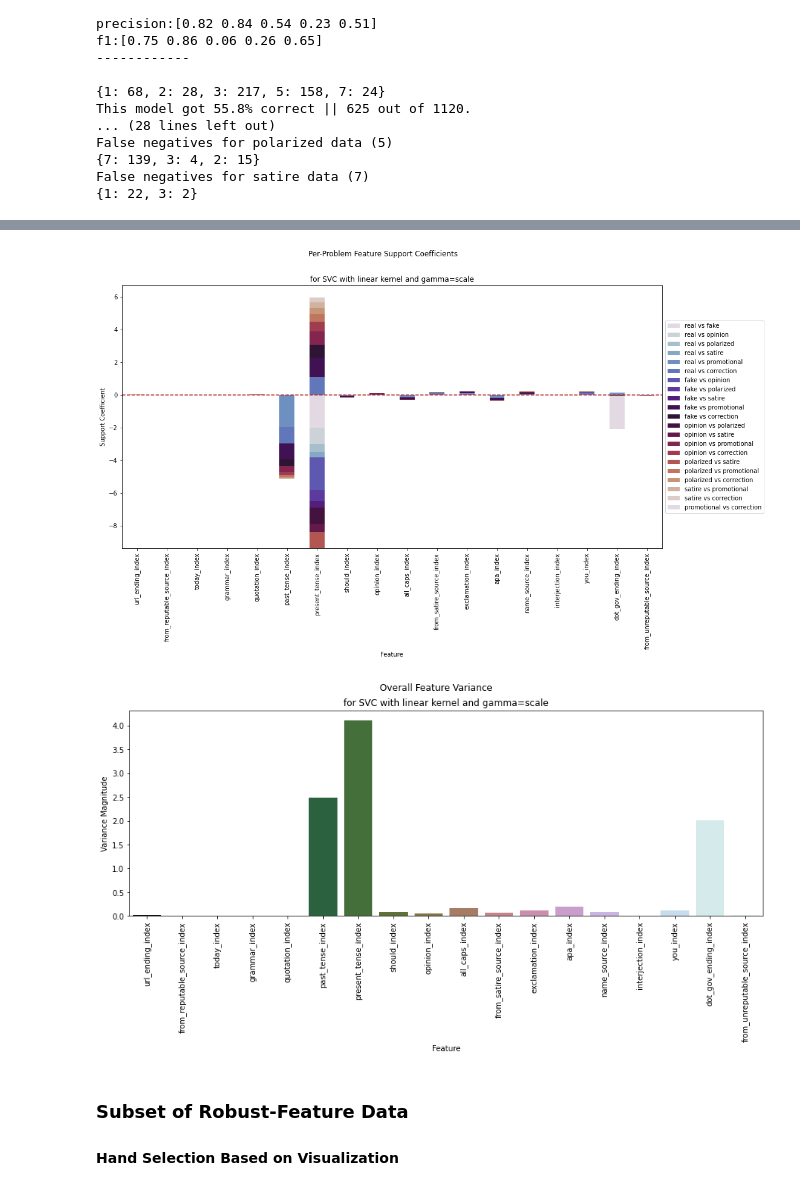
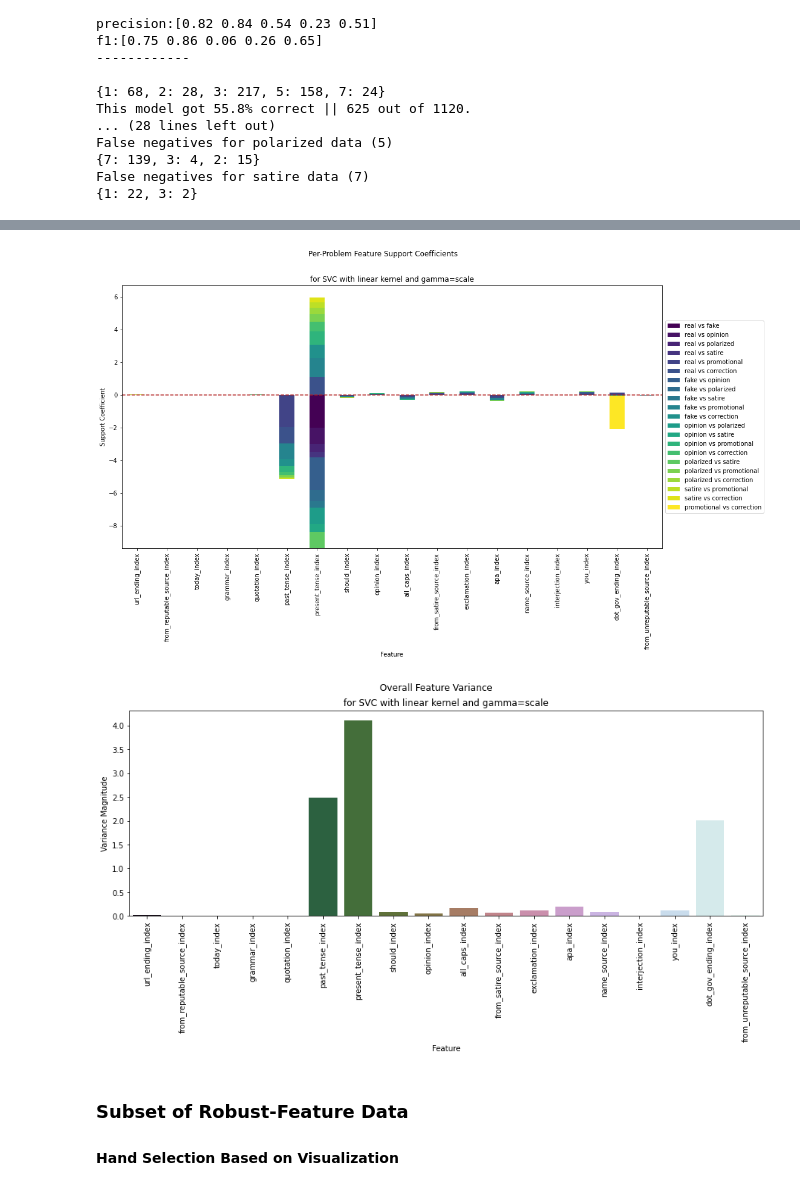
Before and after one commit to lethaiq/SysFake-1, a Jupyter notebook: notebooks/multinom_svc_diagnostics.ipynb, the cells around one changed output, grey strips where cells are left out. Drawn from its saved outputs; the diff is of its cells as text; code cells hidden in the pictures.

```diff
--- a/notebooks/multinom_svc_diagnostics.ipynb
+++ b/notebooks/multinom_svc_diagnostics.ipynb
@@ -94,7 +96,7 @@ def cross_val_best(x, y, kf=None, kernel='rbf'):
     kf = kf if kf else KFold(n_splits=20, shuffle=True, random_state=random_state)
     splits = kf.split(x, y)
 
-    models, recalls = {}, []
+    models, recalls, precisions = {}, [], []
 
     ### report mean macro and micro average recall per fold
     for fold_i, (train, test) in enumerate(splits):
@@ -106,12 +108,16 @@ def cross_val_best(x, y, kf=None, kernel='rbf'):
                     random_state=random_state).fit(x_train, y_train)
         y_pred = model.predict(x_test)
         score = recall_score(y_test, y_pred, average='micro')
+        #print(f"Per-class precision: {', '.join(list(map(str, precision_score(y_test, y_pred, average=None))))}")
         recalls.append(recall_score(y_test, y_pred, average=None))
+        precisions.append(precision_score(y_test, y_pred, average=None))
         models.update({model:score})
         validate(model, x_test, y_test);
 
     best_model = max(models, key=models.get)
     recalls = pd.DataFrame(recalls, columns=list(CLASS_DICT.keys()))
+    precisions = pd.DataFrame(precisions, columns=list(CLASS_DICT.keys()))
 
     print(f"Mean Class Recall Across {kf.n_splits!s} Folds: {*recalls.mean().round(4),!s}")
+    print(f"Mean Class Precision Across {kf.n_splits!s} Folds: {*precisions.mean().round(4),!s}")
     return best_model
@@ -231,7 +261,7 @@ def plot_coefficients(classifier, feature_names):
     ax = coef.T.plot(kind="bar",
                      stacked=True,
                      figsize=(16,8),
-                     colormap="twilight",
+                     colormap="viridis",
                      title=f"for SVC with {classifier.kernel} kernel and gamma={classifier.gamma!s}")
 
     # now we need a handle for the plot's legend
@@ -249,41 +279,41 @@ def plot_coefficients(classifier, feature_names):
     # setting axis labels, over-title and saving the figure
     ax.set(xlabel="Feature", ylabel="Support Coefficient")
     plt.suptitle("Per-Problem Feature Support Coefficients")
-    plt.savefig("featureselection_1.png")
+    plt.savefig(f"./figures/{len(CLASS_DICT)!s}lab_featureselection_1.png")
     return coef
 
 coef = plot_coefficients(model, features)
 
 # subset features with very low contributions
 # in a list of features we should ablate
 features_to_ablate = list(coef.mean()[coef.mean().abs()<1e-3].index)
 
 # obtain the number of classes
 # as well as weights for supports of each class
 (n_classes, coefs) = *(len(model.classes_), model.coef_.transpose()),
 
 # take the vector norm ([x dot x]^(1/2)) of each feature-weight vector (axis 1)
 dot_coefs = np.apply_along_axis(lambda x: np.sqrt(x.dot(x)), 1, coefs)
 
 ### plotting
 plt.figure(figsize=(15,5))
 
 # using seaborn for utility
 ax = sns.barplot(features,
                  dot_coefs,
                  palette=sns.color_palette("cubehelix", len(features)))
 
 ax.set_title(f"for SVC with {model.kernel} kernel and gamma={model.gamma!s}")
 plt.suptitle("Overall Feature Variance")
 ax.set_xticklabels(features, rotation=90)
 ax.set(xlabel='Feature', ylabel='Variance Magnitude')
-plt.savefig("featureselection_2.png")
+plt.savefig(f"./figures/{len(CLASS_DICT)!s}lab_featureselection_2.png")
 ###
 
 # each vector in the list below represents the support vectors for
 #coefs = model.dual_coef_
 # %% [output]
-[figure, old version]
+[figure, new version]
 [figure]
 # %% [markdown]
 ### Subset of Robust-Feature Data
```
Also changed, not shown: parts of 10 cells of this notebook, 2 other files.
